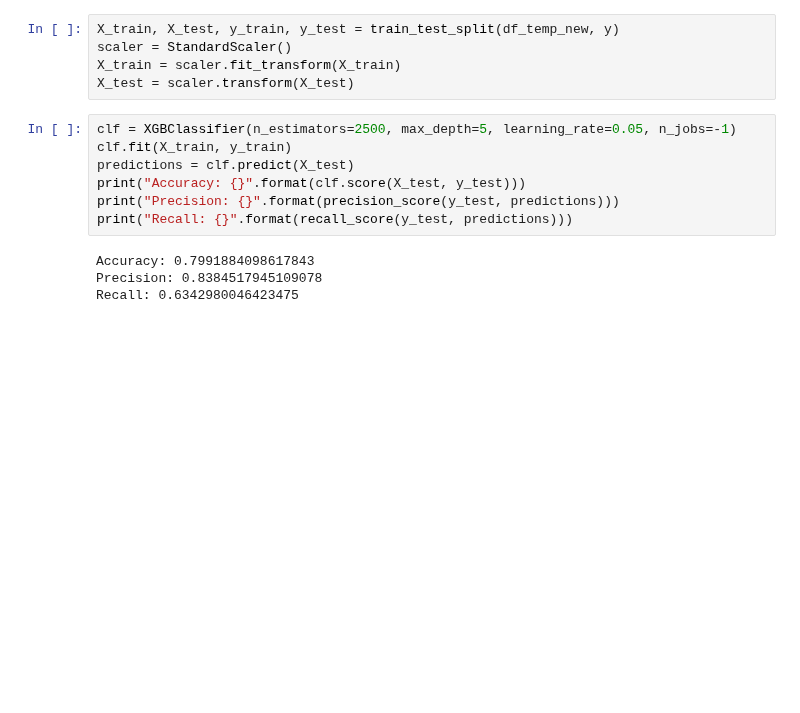
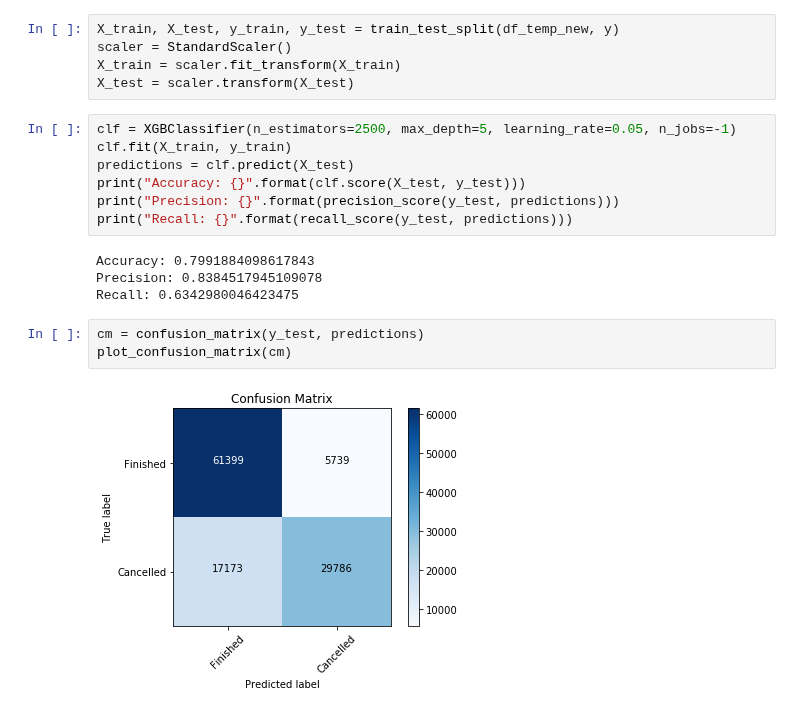
Before and after one commit to mengeling/silvercar-cancellation-predictor, a Jupyter notebook: EDA/modeling.ipynb, the cells around one changed output. Cells and saved outputs as stored; diff of their text form; blank space fills up the shorter version.

```diff
--- a/EDA/modeling.ipynb
+++ b/EDA/modeling.ipynb
@@ -438,3 +438,8 @@ print("Recall: {}".format(recall_score(y_test, predictions)))
 Accuracy: 0.7991884098617843
 Precision: 0.8384517945109078
 Recall: 0.6342980046423475
+# %%
+cm = confusion_matrix(y_test, predictions)
+plot_confusion_matrix(cm)
+# %% [output]
+[figure, added]
```
Also changed, not shown: parts of 1 cell of this notebook, 6 other files.
